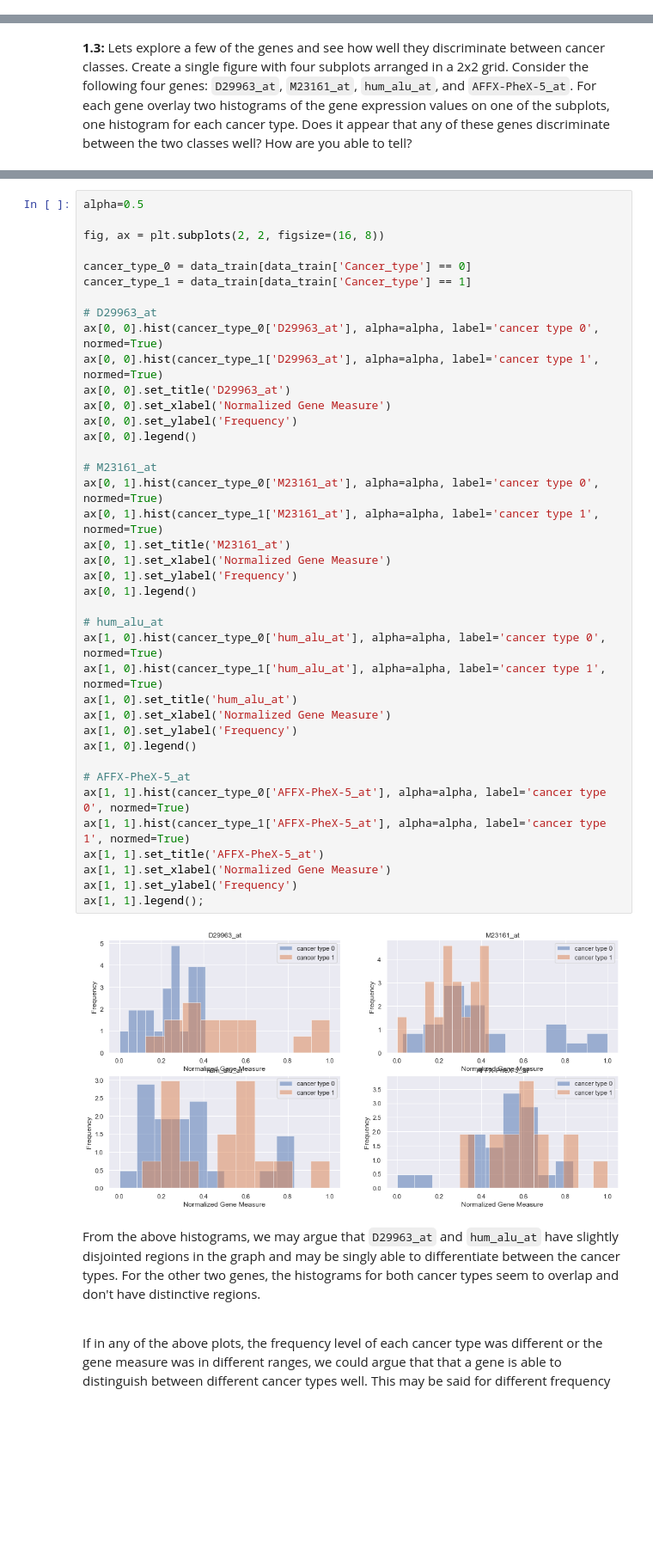
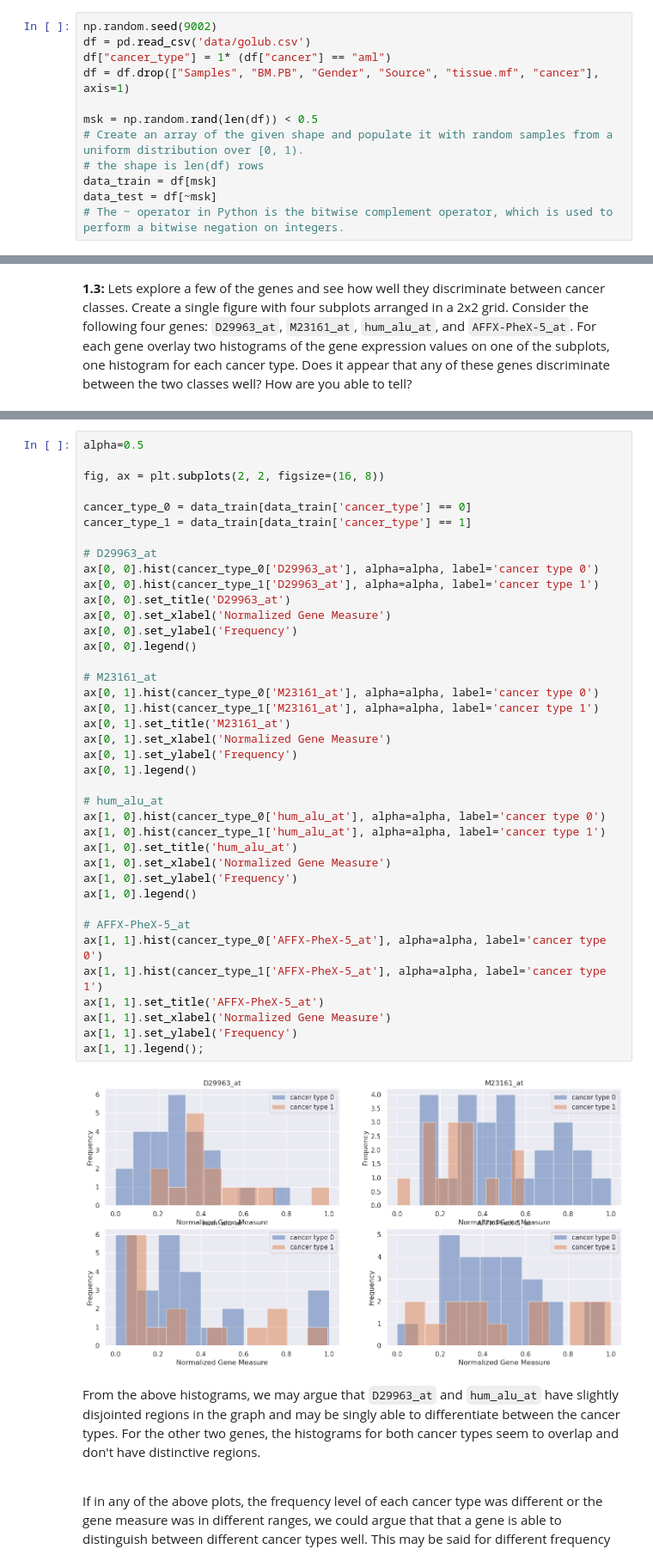
Before and after one commit to xingstar97/Harvard_CS109, a Jupyter notebook: homeworks/hw5/cs109a_hw5.ipynb, the cells around one changed output, grey strips where cells are left out. Shown at 86% size. Drawn from its saved outputs; the diff is of its cells as text; blank space fills up the shorter version.

```diff
--- a/homeworks/hw5/cs109a_hw5.ipynb
+++ b/homeworks/hw5/cs109a_hw5.ipynb
@@ -76,0 +71,12 @@ data_test = df[~msk]
+# %%
+np.random.seed(9002)
+df = pd.read_csv('data/golub.csv')
+df["cancer_type"] = 1* (df["cancer"] == "aml")
+df = df.drop(["Samples", "BM.PB", "Gender", "Source", "tissue.mf", "cancer"], axis=1)
+
+msk = np.random.rand(len(df)) < 0.5
+# Create an array of the given shape and populate it with random samples from a uniform distribution over [0, 1).
+# the shape is len(df) rows
+data_train = df[msk]
+data_test = df[~msk]
+# The ~ operator in Python is the bitwise complement operator, which is used to perform a bitwise negation on integers.
@@ -155,44 +265,44 @@ The training set is improper as it contains many more columns compared to number
 # %%
 alpha=0.5
 
 fig, ax = plt.subplots(2, 2, figsize=(16, 8))
 
-cancer_type_0 = data_train[data_train['Cancer_type'] == 0]
-cancer_type_1 = data_train[data_train['Cancer_type'] == 1]
+cancer_type_0 = data_train[data_train['cancer_type'] == 0]
+cancer_type_1 = data_train[data_train['cancer_type'] == 1]
 
 # D29963_at
-ax[0, 0].hist(cancer_type_0['D29963_at'], alpha=alpha, label='cancer type 0', normed=True)
-ax[0, 0].hist(cancer_type_1['D29963_at'], alpha=alpha, label='cancer type 1', normed=True)
+ax[0, 0].hist(cancer_type_0['D29963_at'], alpha=alpha, label='cancer type 0')
+ax[0, 0].hist(cancer_type_1['D29963_at'], alpha=alpha, label='cancer type 1')
 ax[0, 0].set_title('D29963_at')
 ax[0, 0].set_xlabel('Normalized Gene Measure')
 ax[0, 0].set_ylabel('Frequency')
 ax[0, 0].legend()
 
 # M23161_at
-ax[0, 1].hist(cancer_type_0['M23161_at'], alpha=alpha, label='cancer type 0', normed=True)
-ax[0, 1].hist(cancer_type_1['M23161_at'], alpha=alpha, label='cancer type 1', normed=True)
+ax[0, 1].hist(cancer_type_0['M23161_at'], alpha=alpha, label='cancer type 0')
+ax[0, 1].hist(cancer_type_1['M23161_at'], alpha=alpha, label='cancer type 1')
 ax[0, 1].set_title('M23161_at')
 ax[0, 1].set_xlabel('Normalized Gene Measure')
 ax[0, 1].set_ylabel('Frequency')
 ax[0, 1].legend()
 
 # hum_alu_at
-ax[1, 0].hist(cancer_type_0['hum_alu_at'], alpha=alpha, label='cancer type 0', normed=True)
-ax[1, 0].hist(cancer_type_1['hum_alu_at'], alpha=alpha, label='cancer type 1', normed=True)
+ax[1, 0].hist(cancer_type_0['hum_alu_at'], alpha=alpha, label='cancer type 0')
+ax[1, 0].hist(cancer_type_1['hum_alu_at'], alpha=alpha, label='cancer type 1')
 ax[1, 0].set_title('hum_alu_at')
 ax[1, 0].set_xlabel('Normalized Gene Measure')
 ax[1, 0].set_ylabel('Frequency')
 ax[1, 0].legend()
 
 # AFFX-PheX-5_at
-ax[1, 1].hist(cancer_type_0['AFFX-PheX-5_at'], alpha=alpha, label='cancer type 0', normed=True)
-ax[1, 1].hist(cancer_type_1['AFFX-PheX-5_at'], alpha=alpha, label='cancer type 1', normed=True)
+ax[1, 1].hist(cancer_type_0['AFFX-PheX-5_at'], alpha=alpha, label='cancer type 0')
+ax[1, 1].hist(cancer_type_1['AFFX-PheX-5_at'], alpha=alpha, label='cancer type 1')
 ax[1, 1].set_title('AFFX-PheX-5_at')
 ax[1, 1].set_xlabel('Normalized Gene Measure')
 ax[1, 1].set_ylabel('Frequency')
 ax[1, 1].legend();
 # %% [output]
-[figure, old version]
+[figure, new version]
 # %% [markdown]
 From the above histograms, we may argue that `D29963_at` and `hum_alu_at` have slightly disjointed regions in the graph and may be singly able to differentiate between the cancer types. For the other two genes, the histograms for both cancer types seem to overlap and don't have distinctive regions. <br/> <br/>
 
```
Also changed, not shown: parts of 45 cells of this notebook, 33 other files.
